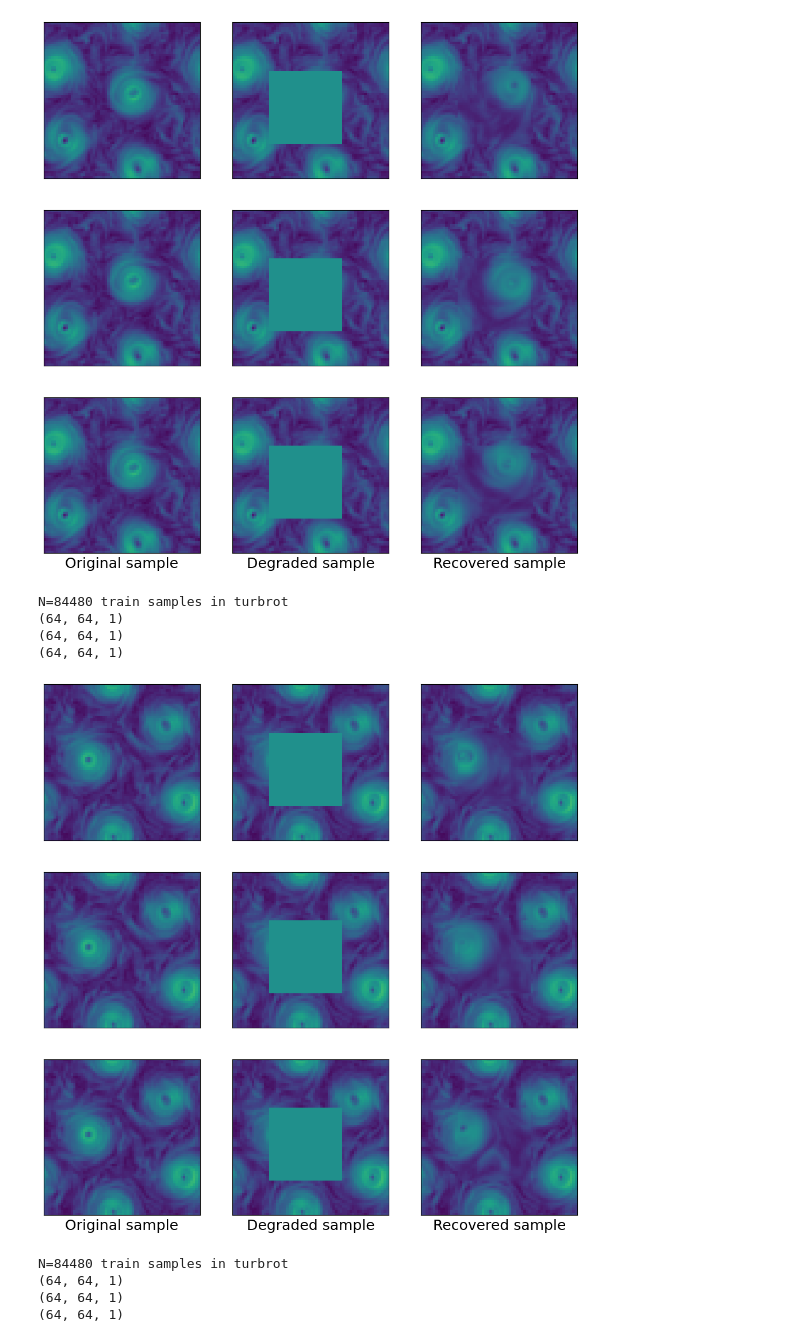
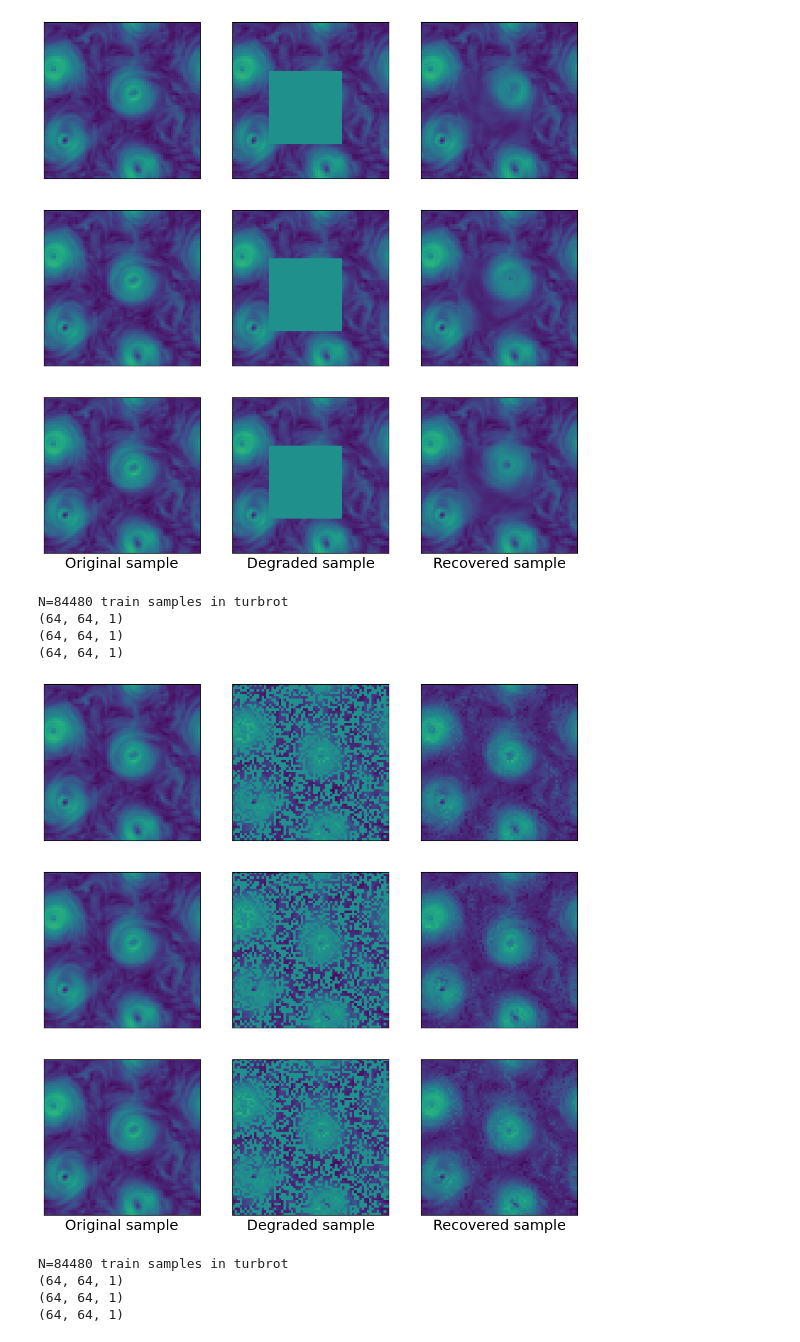
Before and after one commit to guthasaibharathchandra/ddrm_base, a Jupyter notebook: turbrot.ipynb, the cells around one changed output. Saved outputs shown, nothing was run; the diff lists cells and outputs as text; code cells hidden in the pictures.

```diff
--- a/turbrot.ipynb
+++ b/turbrot.ipynb
@@ -205,13 +205,13 @@ N=84480 train samples in turbrot
 (64, 64, 1)
 [figure]
 # %%
-visualize_degradation(*get_random_mask(64,64,1, masktype="box"), numsamples=3, sigma_y=0.0, eta=0.85, eta_b=1.0, T_ddrm=20, seed=1000, onlymean=False)
+visualize_degradation(*get_random_mask(64,64,1, masktype="random"), numsamples=3, sigma_y=0.0, eta=0.85, eta_b=1.0, T_ddrm=20, seed=100, onlymean=False)
 # %% [output]
 N=84480 train samples in turbrot
 (64, 64, 1)
 (64, 64, 1)
 (64, 64, 1)
-[figure, old version]
+[figure, new version]
 # %%
 visualize_degradation(*get_random_mask(64,64,1, masktype="box"), numsamples=3, sigma_y=0.0, eta=1.0, eta_b=2.0, T_ddrm=20, seed=1000, onlymean=False)
 # %% [output]
```
Also changed, not shown: parts of 4 cells of this notebook.
